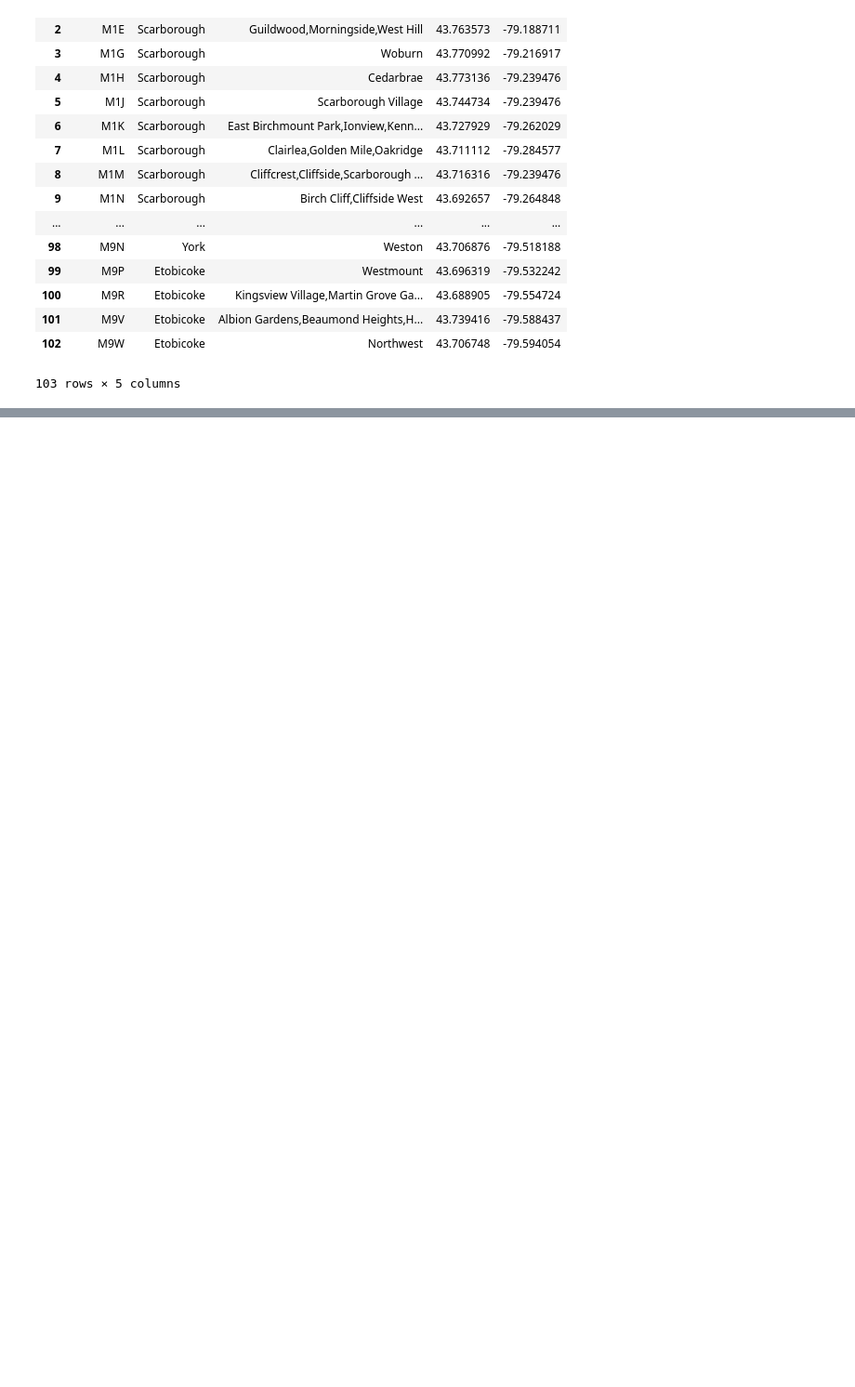
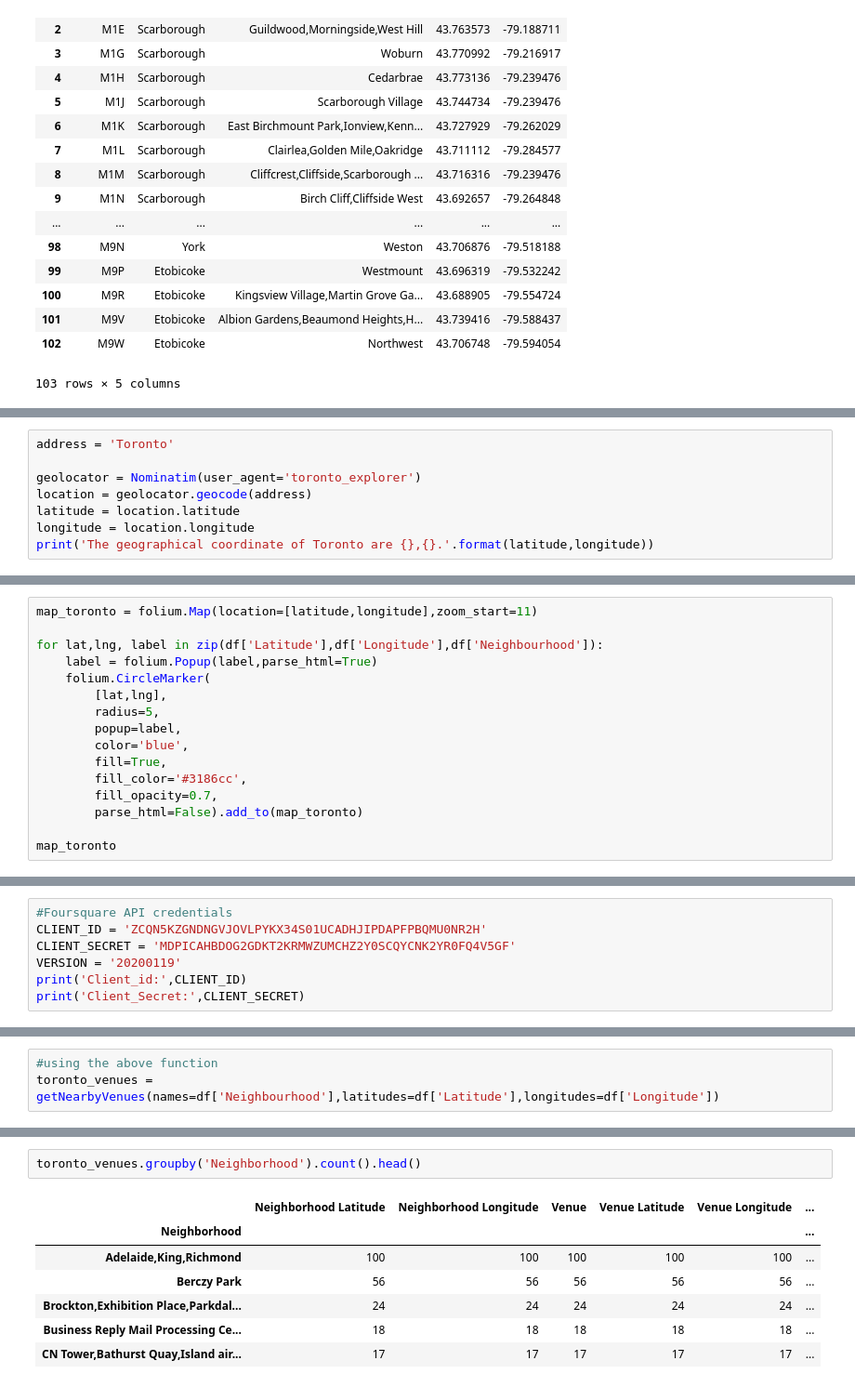
Before and after one commit to pratyush2109/Coursera_Capstone, a Jupyter notebook: Segmenting and Clustering Notebook.ipynb, the cells around one changed output, grey strips where cells are left out. Shown at 93% size. Drawn from its saved outputs; the diff is of its cells as text; blank space fills up the shorter version.

```diff
--- a/Segmenting and Clustering Notebook.ipynb
+++ b/Segmenting and Clustering Notebook.ipynb
@@ -165,0 +219,8 @@ df
+# %%
+address = 'Toronto'
+
+geolocator = Nominatim(user_agent='toronto_explorer')
+location = geolocator.geocode(address)
+latitude = location.latitude
+longitude = location.longitude
+print('The geographical coordinate of Toronto are {},{}.'.format(latitude,longitude))
@@ -165,0 +229,16 @@ df
+# %%
+map_toronto = folium.Map(location=[latitude,longitude],zoom_start=11)
+
+for lat,lng, label in zip(df['Latitude'],df['Longitude'],df['Neighbourhood']):
+    label = folium.Popup(label,parse_html=True)
+    folium.CircleMarker(
+        [lat,lng],
+        radius=5,
+        popup=label,
+        color='blue',
+        fill=True,
+        fill_color='#3186cc',
+        fill_opacity=0.7,
+        parse_html=False).add_to(map_toronto)
+
+map_toronto
@@ -165,0 +247,7 @@ df
+# %%
+#Foursquare API credentials
+CLIENT_ID = 'ZCQN5KZGNDNGVJOVLPYKX34S01UCADHJIPDAPFPBQMU0NR2H'
+CLIENT_SECRET = 'MDPICAHBDOG2GDKT2KRMWZUMCHZ2Y0SCQYCNK2YR0FQ4V5GF'
+VERSION = '20200119'
+print('Client_id:',CLIENT_ID)
+print('Client_Secret:',CLIENT_SECRET)
@@ -165,0 +301,3 @@ df
+# %%
+#using the above function
+toronto_venues = getNearbyVenues(names=df['Neighbourhood'],latitudes=df['Latitude'],longitudes=df['Longitude'])
@@ -165,0 +331,10 @@ df
+# %%
+toronto_venues.groupby('Neighborhood').count().head()
+# %% [output]
+|  | Neighborhood Latitude | Neighborhood Longitude | Venue | Venue Latitude | Venue Longitude | ... |
+| Neighborhood |  |  |  |  |  | ... |
+| Adelaide,King,Richmond | 100 | 100 | 100 | 100 | 100 | ... |
+| Berczy Park | 56 | 56 | 56 | 56 | 56 | ... |
+| Brockton,Exhibition Place,Parkdal... | 24 | 24 | 24 | 24 | 24 | ... |
+| Business Reply Mail Processing Ce... | 18 | 18 | 18 | 18 | 18 | ... |
+| CN Tower,Bathurst Quay,Island air... | 17 | 17 | 17 | 17 | 17 | ... |
```
Also changed, not shown: parts of 28 cells of this notebook.
